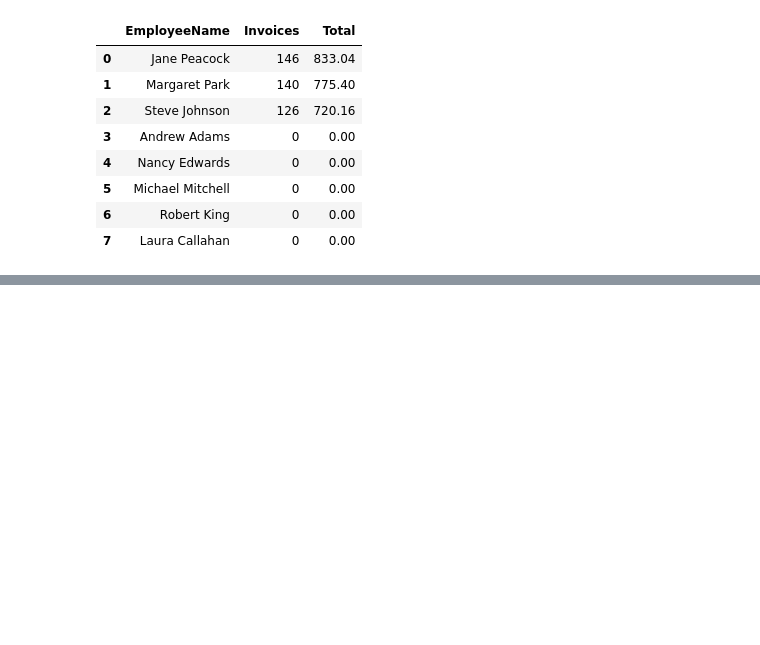
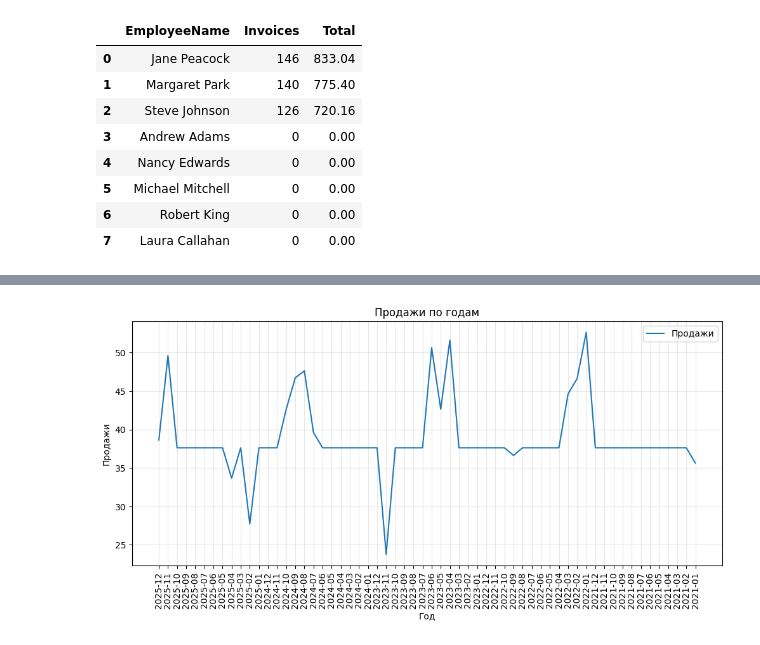
Before and after one commit to barmaley350/SQLLessons, a Jupyter notebook: jupyter_notebooks/examples.ipynb, the cells around one changed output, grey strips where cells are left out. Saved outputs shown, nothing was run; the diff lists cells and outputs as text; code cells hidden in the pictures; blank space fills up the shorter version.

```diff
--- a/jupyter_notebooks/examples.ipynb
+++ b/jupyter_notebooks/examples.ipynb
@@ -128,0 +135,14 @@ data
+# %%
+sql = """SELECT
+    STRFTIME('%Y-%m', i.InvoiceDate) AS InvoiceYear,
+    COUNT(c.CustomerId) AS Customers,
+    COUNT(i.InvoiceId) AS Invoices,
+    SUM(i.Total) AS Total
+FROM Employee e
+RIGHT JOIN Customer c ON c.SupportRepId = e.EmployeeId
+LEFT JOIN Invoice i ON i.CustomerId = c.CustomerId
+GROUP BY STRFTIME('%Y-%m', i.InvoiceDate)
+ORDER BY InvoiceYear DESC, Total DESC;
+"""
+data = pd.read_sql_query(sql, conn)
+data.head()
@@ -128,0 +156,12 @@ data
+# %%
+plt.figure(figsize=(12, 5))
+plt.plot(data["InvoiceYear"], data["Total"], label="Продажи")
+plt.xticks(rotation="vertical")
+plt.xlabel("Год")
+plt.ylabel("Продажи")
+plt.title("Продажи по годам")
+plt.legend()
+plt.grid(True, alpha=0.3)
+plt.show()
+# %% [output]
+[figure, added]
```
Also changed, not shown: parts of 2 cells of this notebook, 2 other files.
